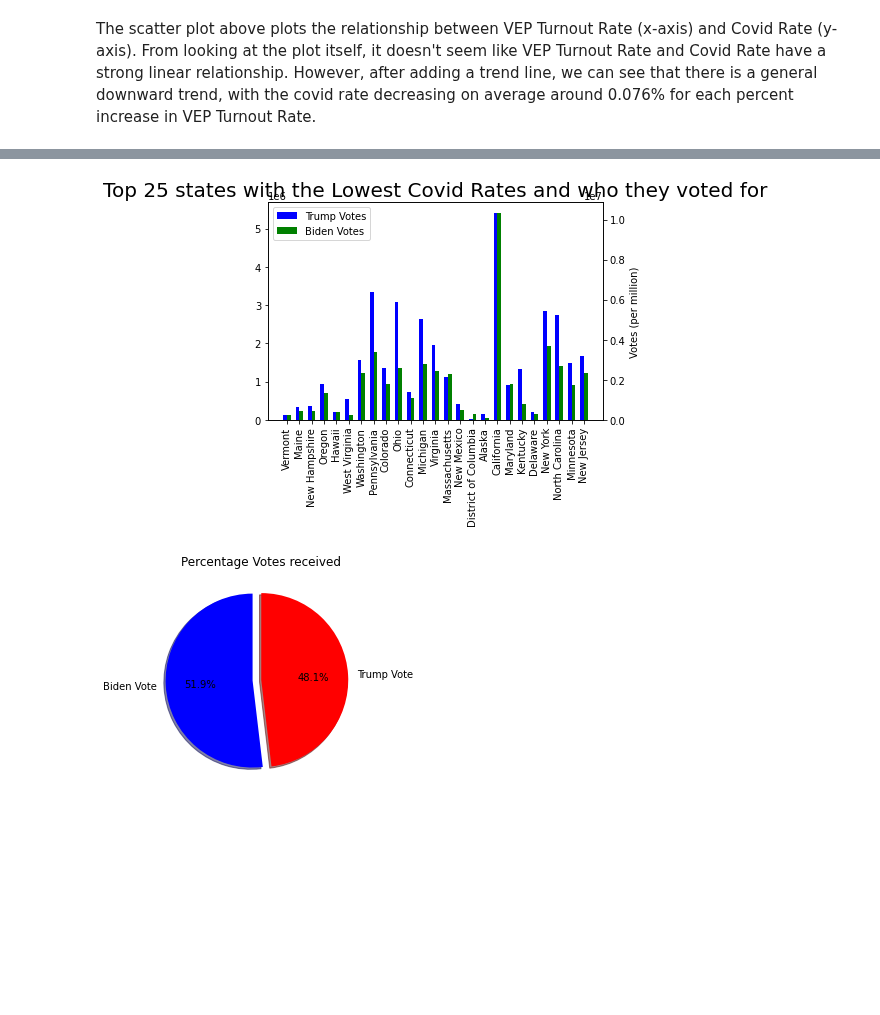
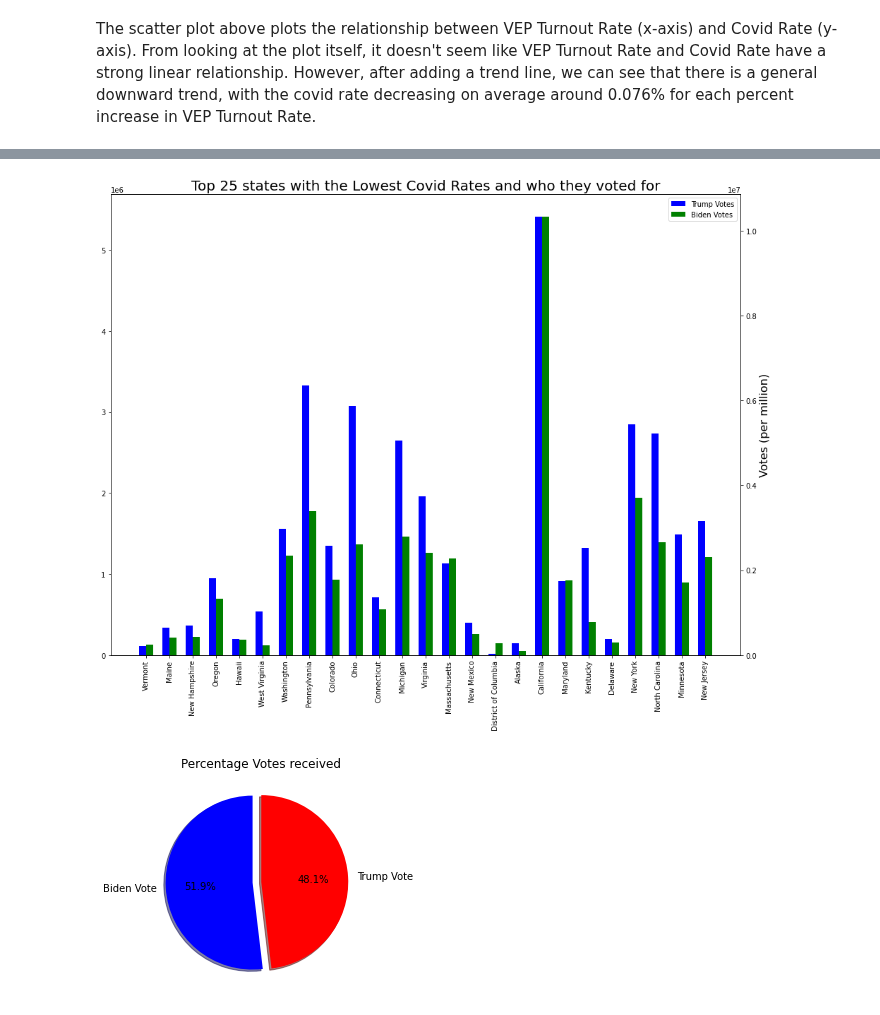
Before and after one commit to Nnaga1/COVID19-and-the-2020-election, a Jupyter notebook: final_tut.ipynb, the cells around one changed output, grey strips where cells are left out. Drawn from its saved outputs; the diff is of its cells as text; code cells hidden in the pictures; blank space fills up the shorter version.

```diff
--- a/final_tut.ipynb
+++ b/final_tut.ipynb
@@ -227,23 +228,23 @@ plt.show()
 # %%
 bottom25 = final_data.nsmallest(25, 'Covid Cases to Population Ratio')
-
+plt.figure(figsize=(16,12))
 x = np.arange(25)
 ax1 = plt.subplot(1,1,1)
 w = 0.3
 
 plt.xticks(x + w/2, bottom25['State'], rotation = 'vertical')
 popper = ax1.bar(x, bottom25['Trump Votes'], width = w, color ='b',align = 'center', log = False )
 
 ax2 = ax1.twinx()
 popper2 = ax2.bar(x +w,bottom25['Biden Votes'],width = w,color='g',align = 'center', log = False)
 
-plt.ylabel('Votes (per million)')
-plt.xlabel('States')
+plt.ylabel('Votes (per million)', fontsize = 16)
+plt.xlabel('States', fontsize = 16)
 plt.legend([popper,popper2],['Trump Votes','Biden Votes'])
 plt.title('Top 25 states with the Lowest Covid Rates and who they voted for', fontsize=20)
 plt.show()
 # %% [output]
-[figure, old version]
+[figure, new version]
 # %%
 #result
 biden_total = final_data['Biden Votes'].sum()
```
Also changed, not shown: parts of 1 cell of this notebook, 1 other file.
